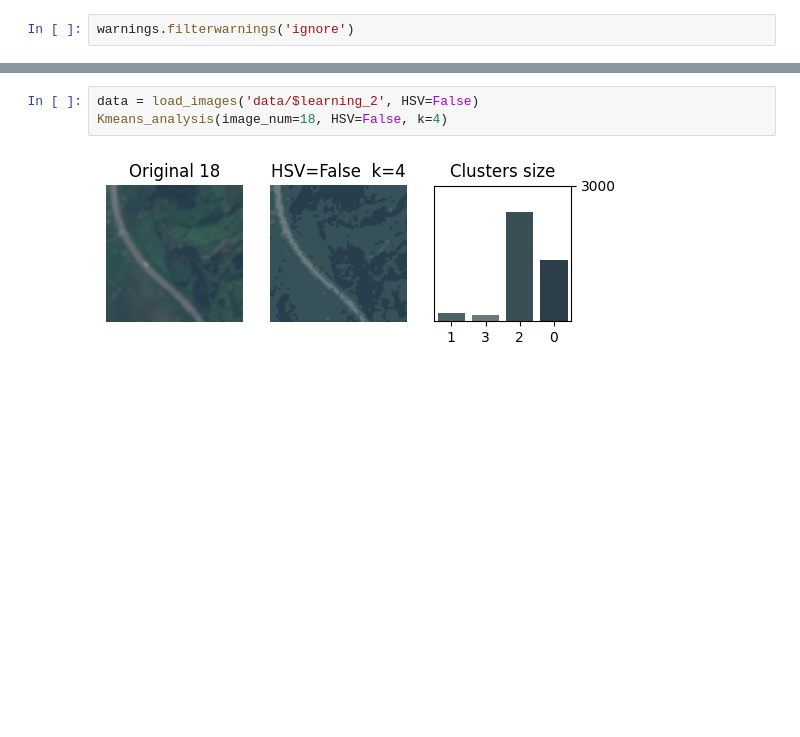
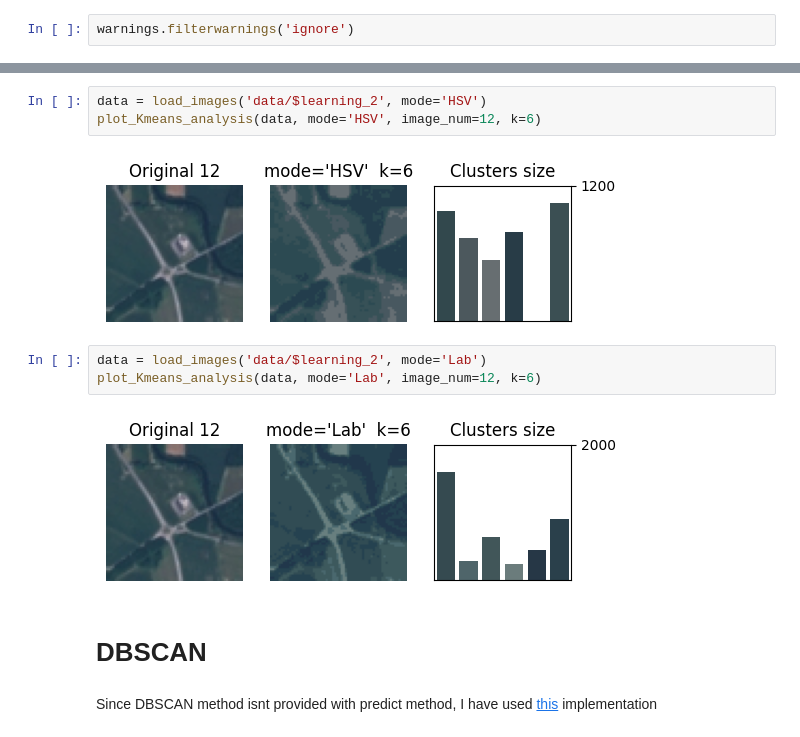
Before and after one commit to Toasunzce/satellite-image-segmentation, a Jupyter notebook: testing.ipynb, the cells around one changed output, grey strips where cells are left out. Cells and saved outputs as stored; diff of their text form; blank space fills up the shorter version.

```diff
--- a/testing.ipynb
+++ b/testing.ipynb
@@ -159,5 +173,14 @@ Kmeans_analysis(image_num=18, HSV=True, k=7)
+# %%
+data = load_images('data/$learning_2', mode='HSV')
+plot_Kmeans_analysis(data, mode='HSV', image_num=12, k=6)
+# %% [output]
+[figure, added]
 # %%
-data = load_images('data/$learning_2', HSV=False)
-Kmeans_analysis(image_num=18, HSV=False, k=4)
+data = load_images('data/$learning_2', mode='Lab')
+plot_Kmeans_analysis(data, mode='Lab', image_num=12, k=6)
 # %% [output]
-[figure, old version]
+[figure, new version]
+# %% [markdown]
+# DBSCAN
+# %% [markdown]
+Since DBSCAN method isnt provided with predict method, I have used [this](https://stackoverflow.com/questions/27822752/scikit-learn-predicting-new-points-with-dbscan) implementation
```
Also changed, not shown: parts of 11 cells of this notebook.
